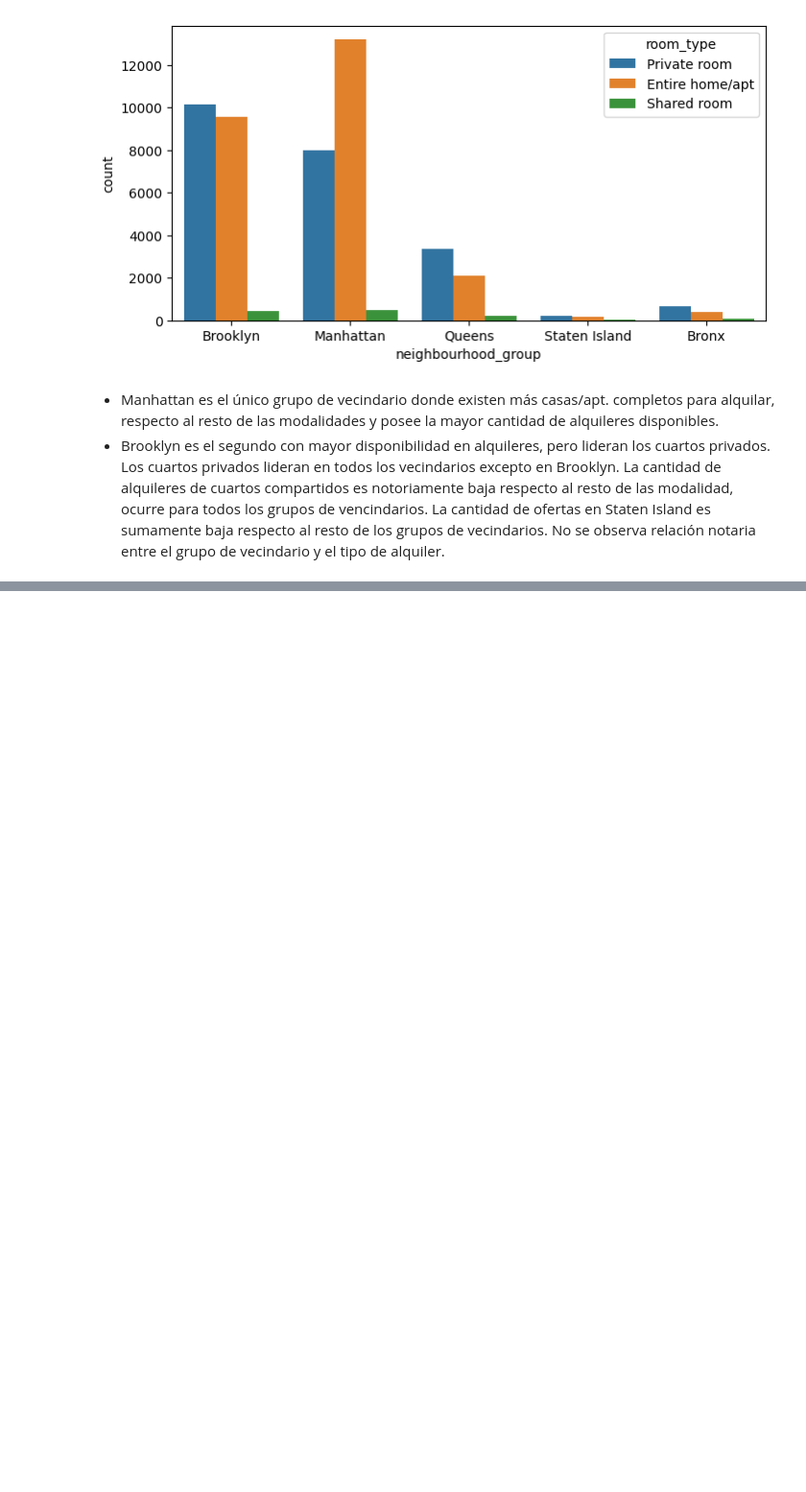
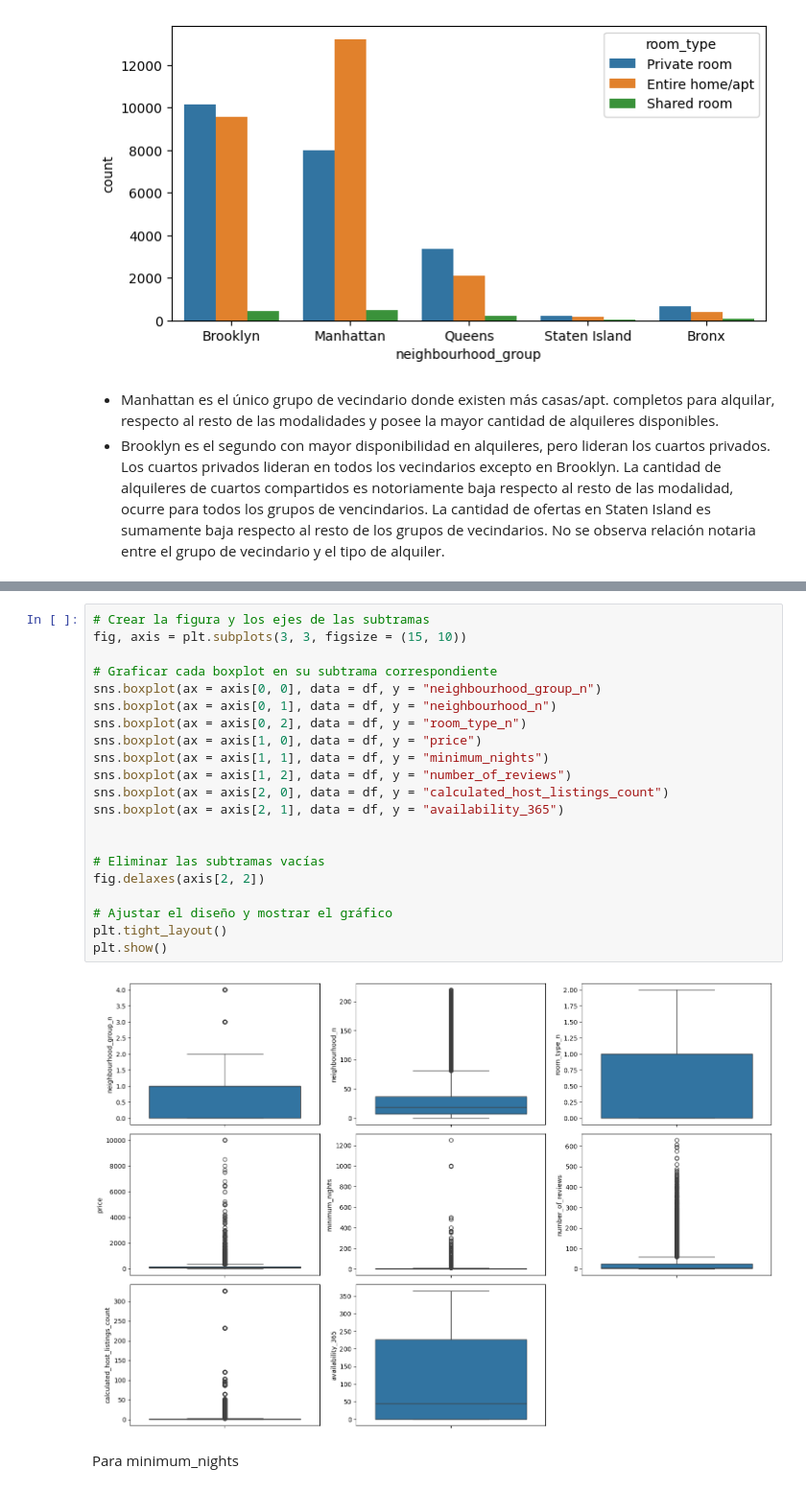
Before and after one commit to luiscmilano/machine-learning-python-template, a Jupyter notebook: src/explore.ipynb, the cells around one changed output, grey strips where cells are left out. Shown at 96% size. Saved outputs shown, nothing was run; the diff lists cells and outputs as text; blank space fills up the shorter version.

```diff
--- a/src/explore.ipynb
+++ b/src/explore.ipynb
@@ -378,0 +440,25 @@ No se observa relación notaria entre el grupo de vecindario y el tipo de alquil
+# %%
+# Crear la figura y los ejes de las subtramas
+fig, axis = plt.subplots(3, 3, figsize = (15, 10))
+
+# Graficar cada boxplot en su subtrama correspondiente
+sns.boxplot(ax = axis[0, 0], data = df, y = "neighbourhood_group_n")
+sns.boxplot(ax = axis[0, 1], data = df, y = "neighbourhood_n")
+sns.boxplot(ax = axis[0, 2], data = df, y = "room_type_n")
+sns.boxplot(ax = axis[1, 0], data = df, y = "price")
+sns.boxplot(ax = axis[1, 1], data = df, y = "minimum_nights")
+sns.boxplot(ax = axis[1, 2], data = df, y = "number_of_reviews")
+sns.boxplot(ax = axis[2, 0], data = df, y = "calculated_host_listings_count")
+sns.boxplot(ax = axis[2, 1], data = df, y = "availability_365")
+
+
+# Eliminar las subtramas vacías
+fig.delaxes(axis[2, 2])
+
+# Ajustar el diseño y mostrar el gráfico
+plt.tight_layout()
+plt.show()
+# %% [output]
+[figure, added]
+# %% [markdown]
+Para minimum_nights
```
Also changed, not shown: parts of 29 cells of this notebook.
